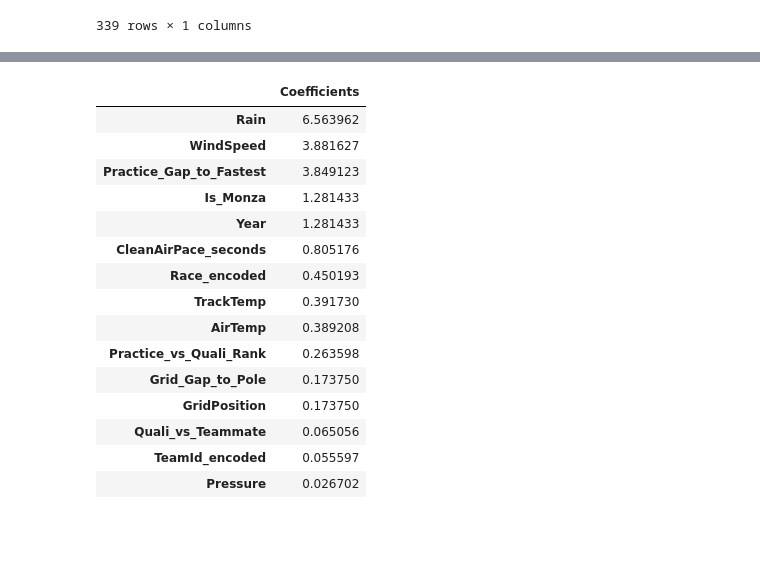
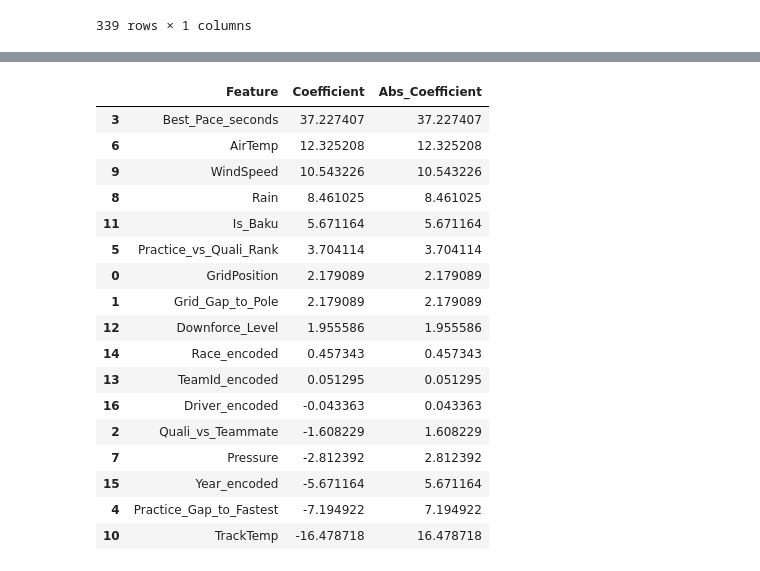
Before and after one commit to crystalcheong/formula-uno, a Jupyter notebook: prediction_notebooks/baku_prediction.ipynb, the cells around one changed output, grey strips where cells are left out. Saved outputs shown, nothing was run; the diff lists cells and outputs as text; code cells hidden in the pictures; blank space fills up the shorter version.

```diff
--- a/prediction_notebooks/baku_prediction.ipynb
+++ b/prediction_notebooks/baku_prediction.ipynb
@@ -38,7 +38,7 @@ def get_weather_data(year,race,session):
     weather_data["AirTemp"]=weather_df["AirTemp"].mean() # Average Air Temp in degrees Celsius
     weather_data["Humidity"]=weather_df["Humidity"].mean() # Average Humidity in %
     weather_data["Pressure"]=weather_df["Pressure"].mean() # Average Air pressure in mbar
-    weather_data["Rain"]=weather_df["Rainfall"].any() # Check if there was any rainfall
+    weather_data["Rain"]=int(weather_df["Rainfall"].any()) # Check if there was any rainfall
     weather_data["WindSpeed"]=weather_df["WindSpeed"].mean() # Average Wind Speed in m/s
     weather_data["TrackTemp"]=weather_df["TrackTemp"].mean() # Average Track Temperature
 
@@ -418,22 +418,32 @@ drivers = train_df['Driver'].copy()
 # Encode categoricals
 le_team = LabelEncoder()
 le_race = LabelEncoder()
-# le_driver = LabelEncoder()
+le_year=LabelEncoder()
+le_driver = LabelEncoder()
 
 train_df['TeamId_encoded'] = le_team.fit_transform(train_df['TeamId'])
 train_df['Race_encoded'] = le_race.fit_transform(train_df['Race'])
-# train_df['Driver_encoded'] = le_driver.fit_transform(train_df['Driver'])
+train_df['Year_encoded'] = le_year.fit_transform(train_df['Year'])
+train_df['Driver_encoded'] = le_driver.fit_transform(train_df['Driver'])
 
-X_init = train_df.drop(columns=['Driver', 'TeamId', 'Race', 'TotalSectorTime (s)'])
+X_init = train_df.drop(columns=['Driver', 'TeamId', 'Race', 'TotalSectorTime (s)','Year'])
 X_init = X_init.fillna(0)
 
-# Fit min-max scaler on training data
-norm = MinMaxScaler().fit(X_init)
+# Define categorical columns that should NOT be normalized
+categorical_columns = ['Year_encoded','Driver_encoded', 'Is_Baku', 'Downforce_Level', 'TeamId_encoded', 'Race_encoded','Rain']
 
-# Transform the training data
-X = norm.transform(X_init)
+# Identify columns to normalize
+continuous_columns = [col for col in X_init.columns if col not in categorical_columns]
+
+# Fit min-max scaler only on continuous columns
+norm = MinMaxScaler().fit(X_init[continuous_columns])
+
+# Create normalized dataset
+X_normalized = X_init.copy()
+X_normalized[continuous_columns] = norm.transform(X_init[continuous_columns])
+
 print("FINAL TRAINING DATA\n")
-X
+X = X_normalized
 
 X = pd.DataFrame(X, columns=X_init.columns)
 
@@ -804,0 +858,8 @@ Index(['Coefficients'], dtype='object')
+# %%
+coefs = pd.DataFrame({
+    'Feature': X_train.columns,
+    'Coefficient': lr_model.coef_.flatten(),
+    'Abs_Coefficient': abs(lr_model.coef_.flatten())
+}).sort_values('Abs_Coefficient', ascending=False)
+
+print(coefs.head(20))
@@ -805,19 +885,21 @@ Index(['Coefficients'], dtype='object')
 # %%
-coefs.sort_values(by='Coefficients',ascending=False)
+coefs.sort_values(by='Coefficient',ascending=False)
 # %% [output]
-|  | Coefficients |
-| Rain | 6.563962 |
-| WindSpeed | 3.881627 |
-| Practice_Gap_to_Fastest | 3.849123 |
-| Is_Monza | 1.281433 |
-| Year | 1.281433 |
-| CleanAirPace_seconds | 0.805176 |
-| Race_encoded | 0.450193 |
-| TrackTemp | 0.391730 |
-| AirTemp | 0.389208 |
-| Practice_vs_Quali_Rank | 0.263598 |
-| Grid_Gap_to_Pole | 0.173750 |
-| GridPosition | 0.173750 |
-| Quali_vs_Teammate | 0.065056 |
-| TeamId_encoded | 0.055597 |
-| Pressure | 0.026702 |
+|  | Feature | Coefficient | Abs_Coefficient |
+| 3 | Best_Pace_seconds | 37.227407 | 37.227407 |
+| 6 | AirTemp | 12.325208 | 12.325208 |
+| 9 | WindSpeed | 10.543226 | 10.543226 |
+| 8 | Rain | 8.461025 | 8.461025 |
+| 11 | Is_Baku | 5.671164 | 5.671164 |
+| 5 | Practice_vs_Quali_Rank | 3.704114 | 3.704114 |
+| 0 | GridPosition | 2.179089 | 2.179089 |
+| 1 | Grid_Gap_to_Pole | 2.179089 | 2.179089 |
+| 12 | Downforce_Level | 1.955586 | 1.955586 |
+| 14 | Race_encoded | 0.457343 | 0.457343 |
+| 13 | TeamId_encoded | 0.051295 | 0.051295 |
+| 16 | Driver_encoded | -0.043363 | 0.043363 |
+| 2 | Quali_vs_Teammate | -1.608229 | 1.608229 |
+| 7 | Pressure | -2.812392 | 2.812392 |
+| 15 | Year_encoded | -5.671164 | 5.671164 |
+| 4 | Practice_Gap_to_Fastest | -7.194922 | 7.194922 |
+| 10 | TrackTemp | -16.478718 | 16.478718 |
```
Also changed, not shown: parts of 16 cells of this notebook, 2 other files.
